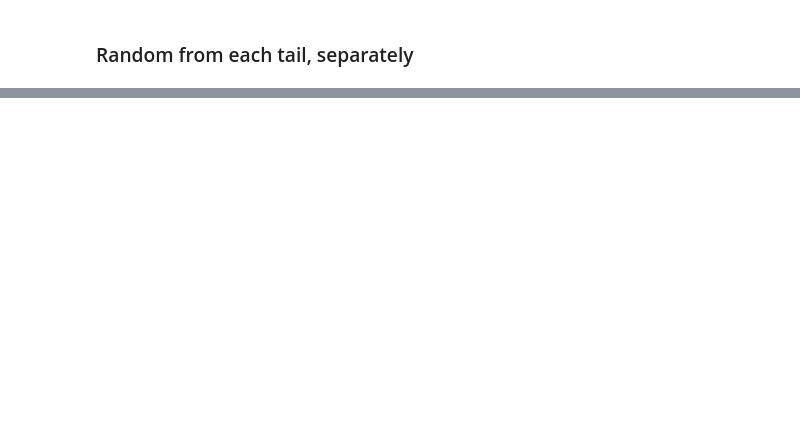
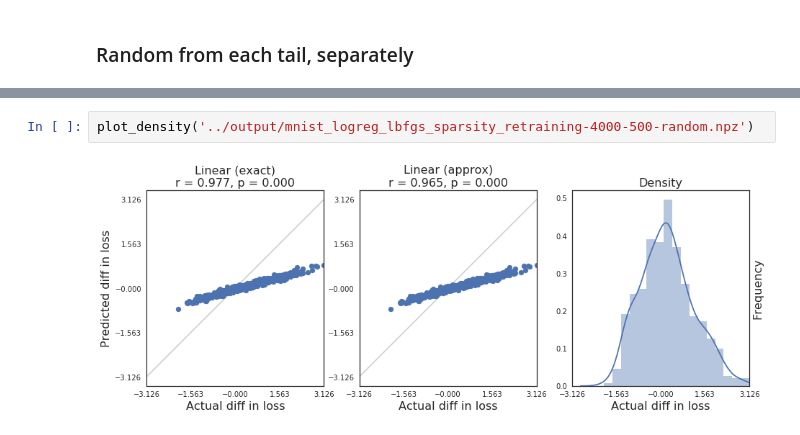
Before and after one commit to kohpangwei/influence-release, a Jupyter notebook: scripts/fig2_approx_sparsity.ipynb, the cells around one changed output, grey strips where cells are left out. Drawn from its saved outputs; the diff is of its cells as text; blank space fills up the shorter version.

```diff
--- a/scripts/fig2_approx_sparsity.ipynb
+++ b/scripts/fig2_approx_sparsity.ipynb
@@ -141,0 +188,4 @@ plot_density('../output/mnist_logreg_lbfgs_sparsity_retraining-500-500-tail_neg.
+# %%
+plot_density('../output/mnist_logreg_lbfgs_sparsity_retraining-4000-500-random.npz')
+# %% [output]
+[figure, added]
```
Also changed, not shown: parts of 21 cells of this notebook, 1 other file.
